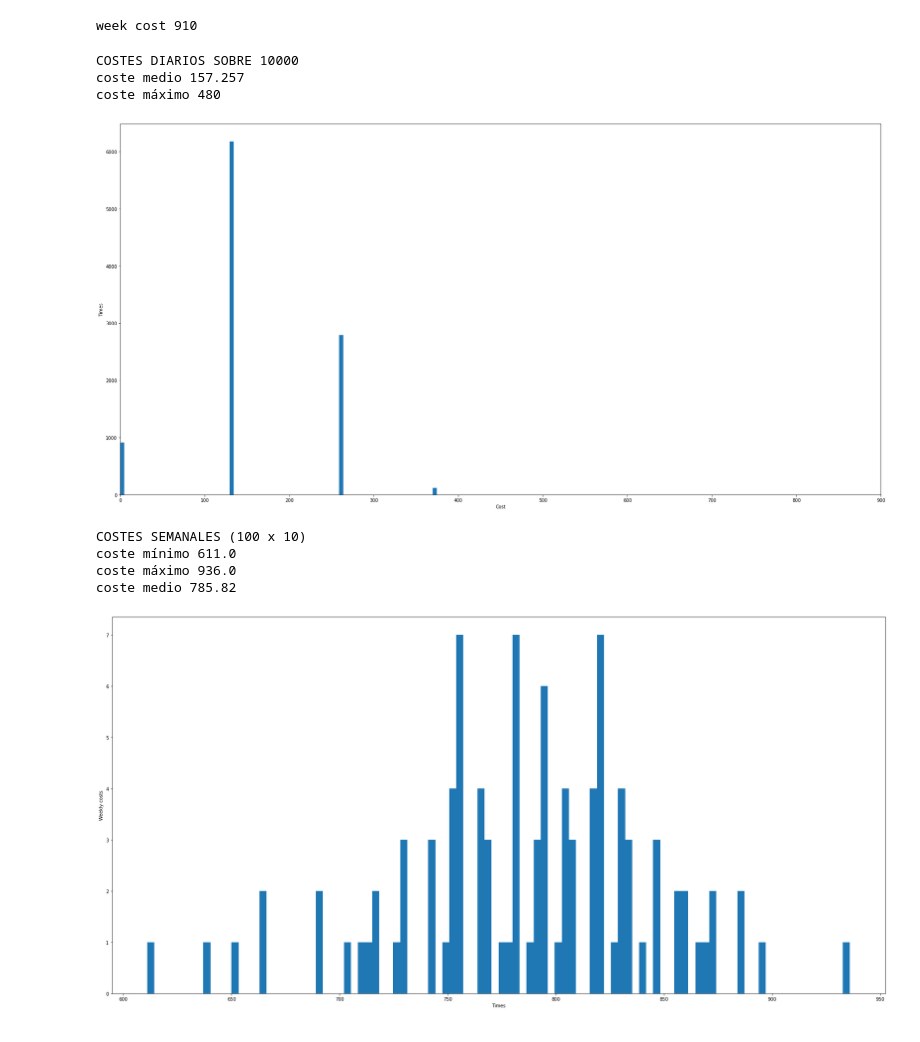
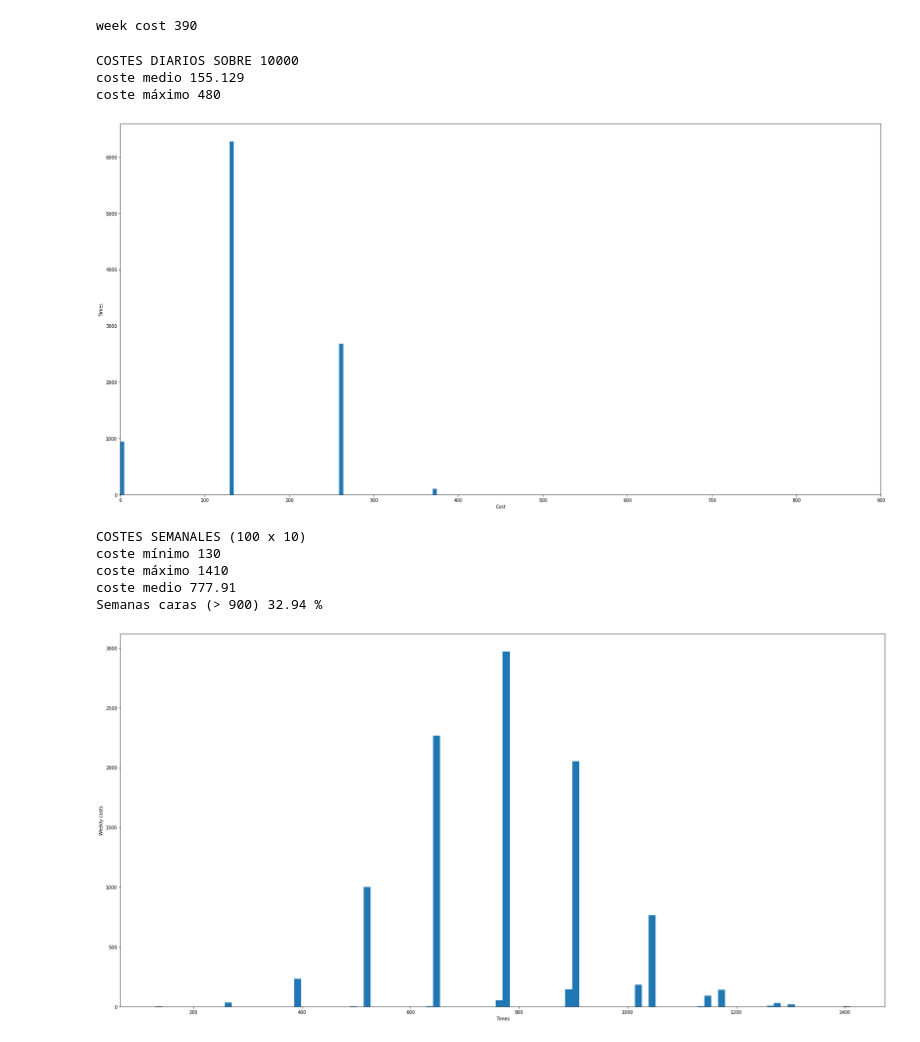
Before and after one commit to j-plou/ejercicios, a Jupyter notebook: datos_univariados_2/solution.ipynb, the cells around one changed output. Drawn from its saved outputs; the diff is of its cells as text; code cells hidden in the pictures.

```diff
--- a/datos_univariados_2/solution.ipynb
+++ b/datos_univariados_2/solution.ipynb
@@ -28,5 +30,5 @@ get_maximum_cost()
 # %%
-def get_cost_by_chance():
+def get_daily_cost():
 
     nodes_in_use = 0
     day_cost = 0
@@ -50,19 +52,19 @@ def get_cost_by_chance():
 def get_montecarlo_costs(num_trials: int):
     costs = []
     for i in range(num_trials):
-        costs.append(get_cost_by_chance())
+        costs.append(get_daily_cost())
 
     return costs
 
 week_cost = 0
 for h in range(5):
-    day_cost = get_cost_by_chance()
+    day_cost = get_daily_cost()
     week_cost = week_cost + day_cost
 
 
 print("week cost", week_cost)
 # %% [output]
-week cost 910
+week cost 390
 # %%
 result = get_montecarlo_costs(10000)
 
@@ -77,35 +79,42 @@ print("coste medio", sum(result) / len(result))
 print("coste máximo", max(result))
 # %% [output]
 COSTES DIARIOS SOBRE 10000
-coste medio 157.257
+coste medio 155.129
 coste máximo 480
-[figure, old version]
+[figure, new version]
 # %%
 weeks = []
 
-for j in range(100):
+for j in range(10000):
     weekcost = 0
     for i in range(5):
-        result = get_montecarlo_costs(10)
-        weekcost = weekcost + (sum(result) / len(result))
+        weekcost = weekcost + get_daily_cost()
 
     weeks.append(weekcost)
 
 print("COSTES SEMANALES (100 x 10)")
 print("coste mínimo", round(min(weeks), 2))
 print("coste máximo", round(max(weeks), 2))
 print("coste medio", round(sum(weeks) / len(weeks), 2))
 
 plt.figure(figsize=(30, 15))
 plt.xlabel('Times')
 plt.ylabel('Weekly costs')
 _ = plt.hist(weeks, bins=100)
+
+expensive_weeks = []
+for week in weeks:
+    if week > 900:
+        expensive_weeks.append(week)
+
+print('Semanas caras (> 900)', len(expensive_weeks) * 100 / len(weeks), "%")
 # %% [output]
 COSTES SEMANALES (100 x 10)
-coste mínimo 611.0
-coste máximo 936.0
-coste medio 785.82
+coste mínimo 130
+coste máximo 1410
+coste medio 777.91
+Semanas caras (> 900) 32.94 %
-[figure, old version]
+[figure, new version]
 # %%
 weeks = []
 
```
Also changed, not shown: parts of 3 cells of this notebook.
